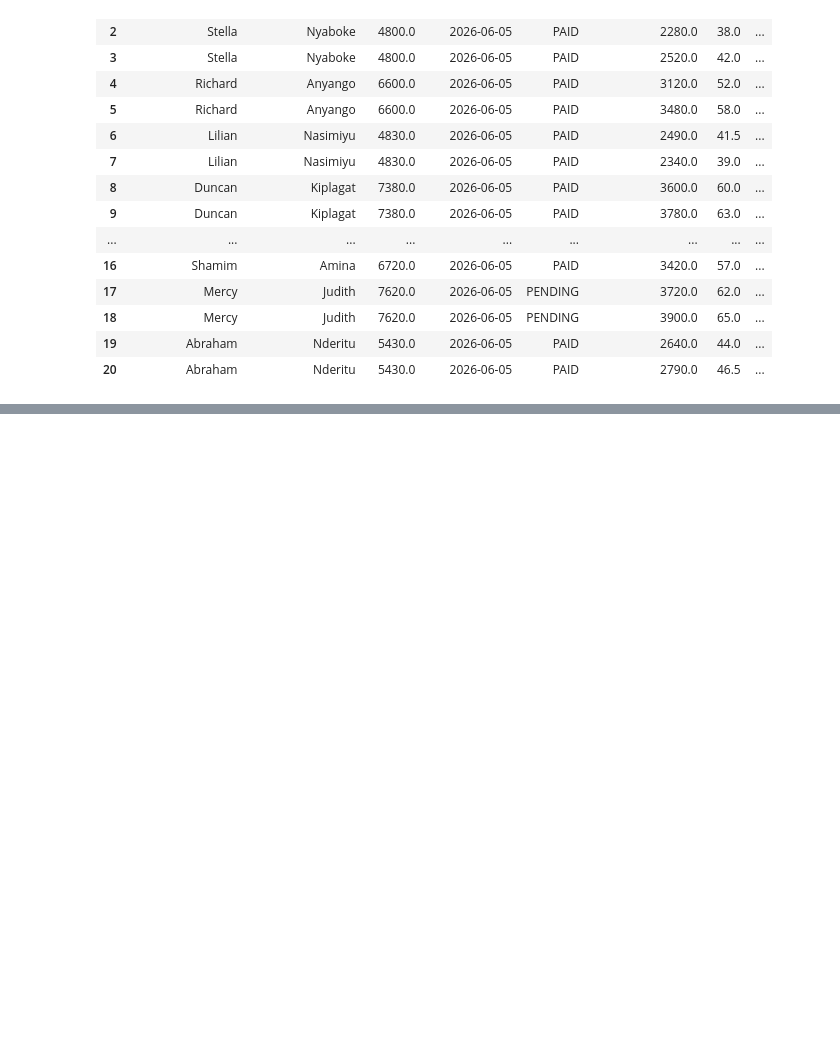
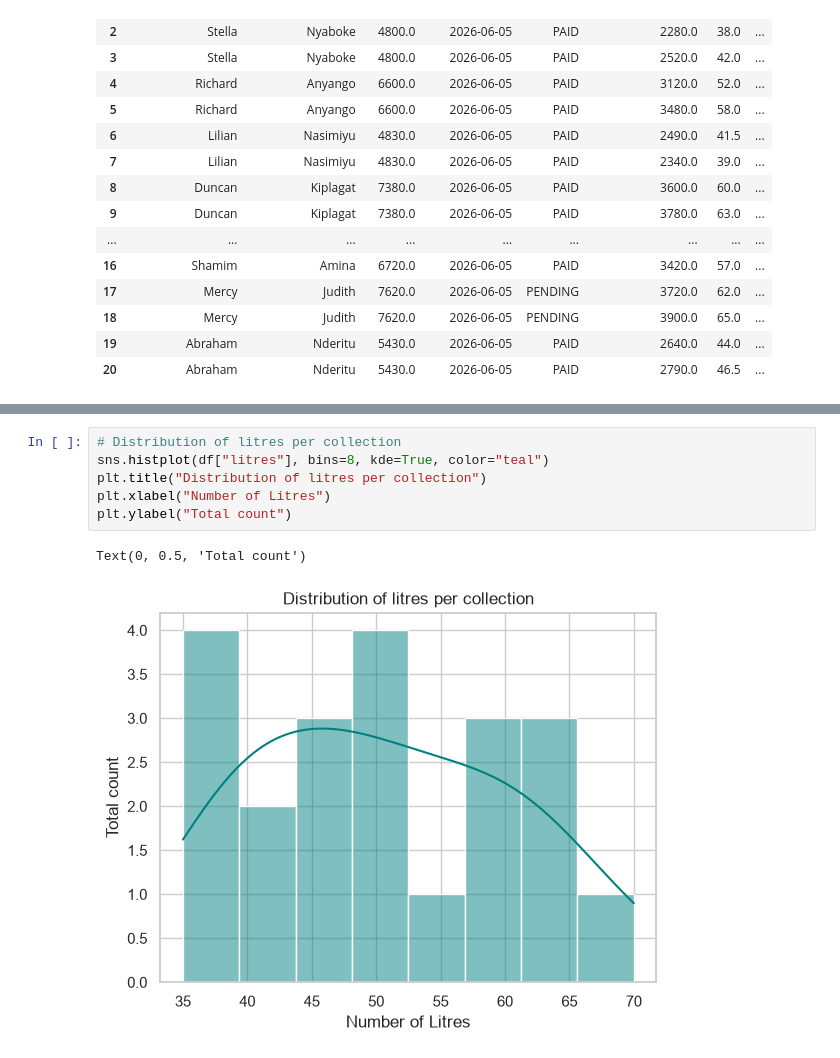
Before and after one commit to lynnewambui-arch/Data-Science-Analysis, a Jupyter notebook: EDA.ipynb, the cells around one changed output, grey strips where cells are left out. Saved outputs shown, nothing was run; the diff lists cells and outputs as text; blank space fills up the shorter version.

```diff
--- a/EDA.ipynb
+++ b/EDA.ipynb
@@ -150,0 +252,9 @@ df
+# %%
+# Distribution of litres per collection
+sns.histplot(df["litres"], bins=8, kde=True, color="teal")
+plt.title("Distribution of litres per collection")
+plt.xlabel("Number of Litres")
+plt.ylabel("Total count")
+# %% [output]
+Text(0, 0.5, 'Total count')
+[figure, added]
```
Also changed, not shown: parts of 11 cells of this notebook, 1 other file.
